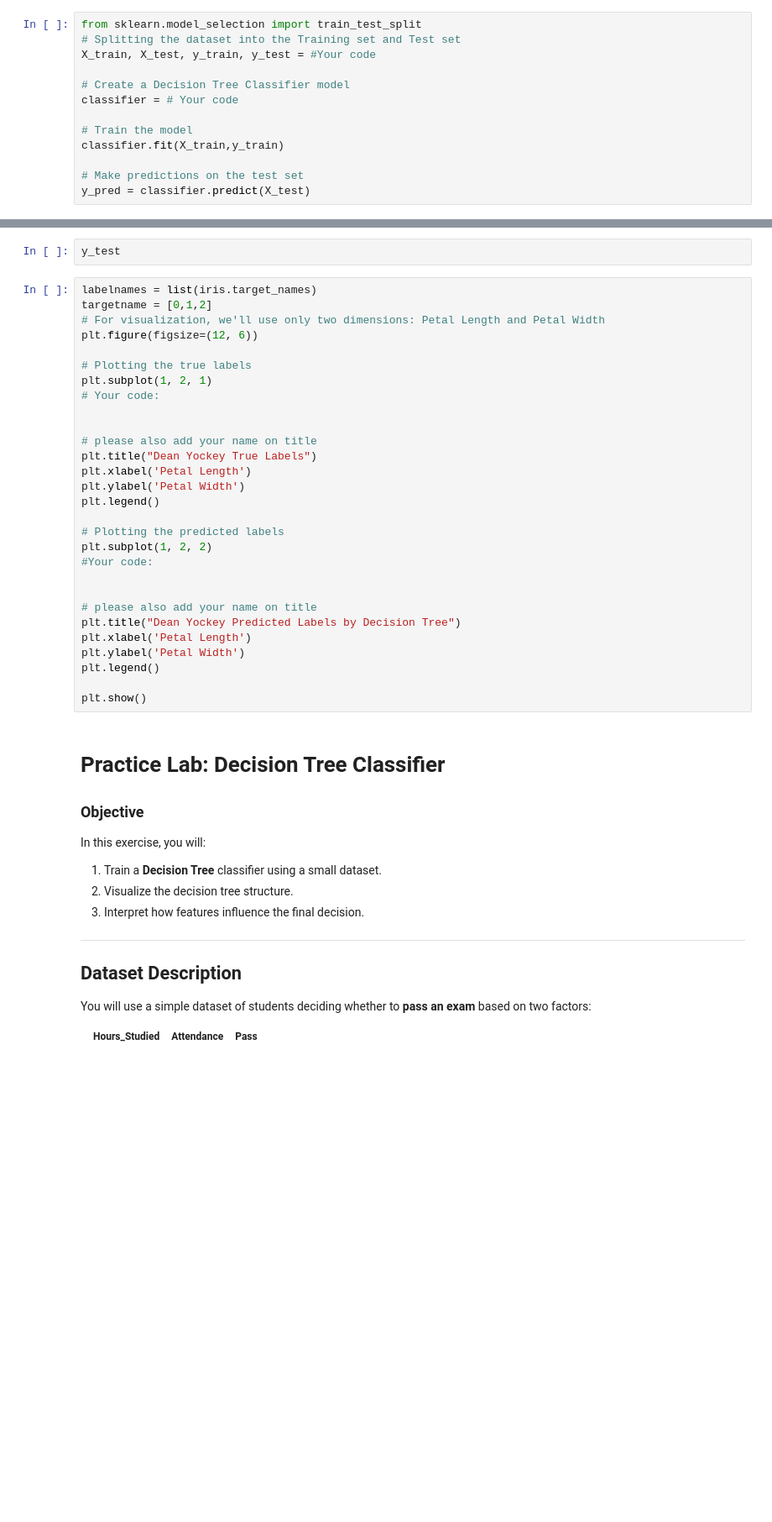
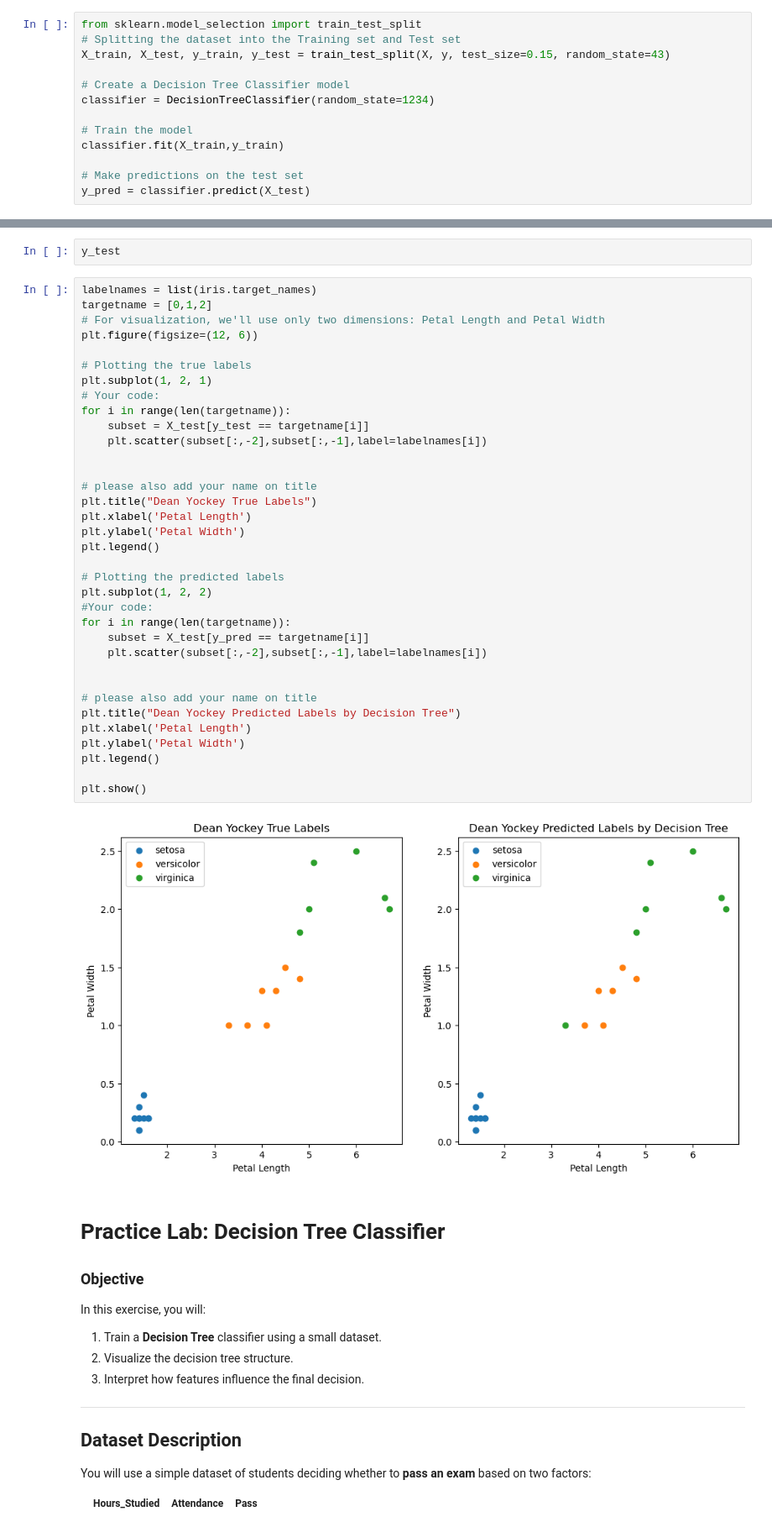
Before and after one commit to Deanosaur666/CS456_Dean_Yockey_Quiz81, a Jupyter notebook: Dean_Yockey_Quiz81.ipynb, the cells around one changed output, grey strips where cells are left out. Shown at 84% size. Saved outputs shown, nothing was run; the diff lists cells and outputs as text; blank space fills up the shorter version.

```diff
--- a/Dean_Yockey_Quiz81.ipynb
+++ b/Dean_Yockey_Quiz81.ipynb
@@ -264,10 +264,10 @@ _ = tree.plot_tree(regr, feature_names = iris.feature_names, filled=True)
 # %%
 from sklearn.model_selection import train_test_split
 # Splitting the dataset into the Training set and Test set
-X_train, X_test, y_train, y_test = #Your code
+X_train, X_test, y_train, y_test = train_test_split(X, y, test_size=0.15, random_state=43)
 
 # Create a Decision Tree Classifier model
-classifier = # Your code
+classifier = DecisionTreeClassifier(random_state=1234)
 
 # Train the model
 classifier.fit(X_train,y_train)
@@ -283,32 +281,40 @@ y_test
 # %%
 labelnames = list(iris.target_names)
 targetname = [0,1,2]
 # For visualization, we'll use only two dimensions: Petal Length and Petal Width
 plt.figure(figsize=(12, 6))
 
 # Plotting the true labels
 plt.subplot(1, 2, 1)
 # Your code:
+for i in range(len(targetname)):
+    subset = X_test[y_test == targetname[i]]
+    plt.scatter(subset[:,-2],subset[:,-1],label=labelnames[i])
 
 
 # please also add your name on title
 plt.title("Dean Yockey True Labels")
 plt.xlabel('Petal Length')
 plt.ylabel('Petal Width')
 plt.legend()
 
 # Plotting the predicted labels
 plt.subplot(1, 2, 2)
 #Your code:
+for i in range(len(targetname)):
+    subset = X_test[y_pred == targetname[i]]
+    plt.scatter(subset[:,-2],subset[:,-1],label=labelnames[i])
 
 
 # please also add your name on title
 plt.title("Dean Yockey Predicted Labels by Decision Tree")
 plt.xlabel('Petal Length')
 plt.ylabel('Petal Width')
 plt.legend()
 
 plt.show()
+# %% [output]
+[figure, added]
 # %% [markdown]
 # Practice Lab: Decision Tree Classifier
 
```
Also changed, not shown: parts of 1 cell of this notebook.
